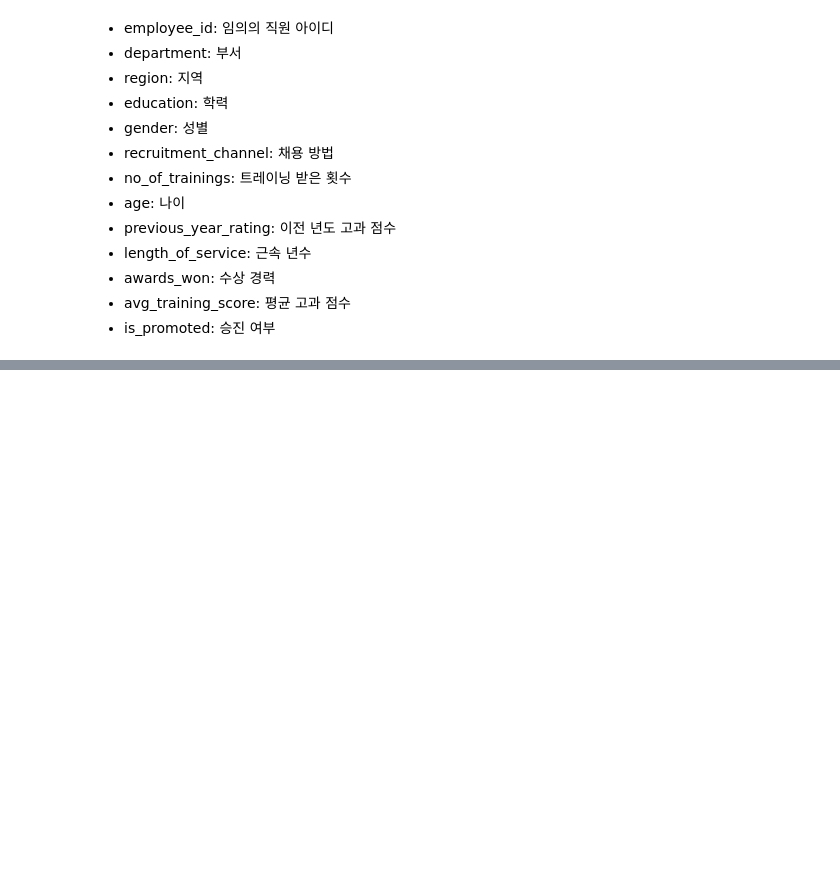
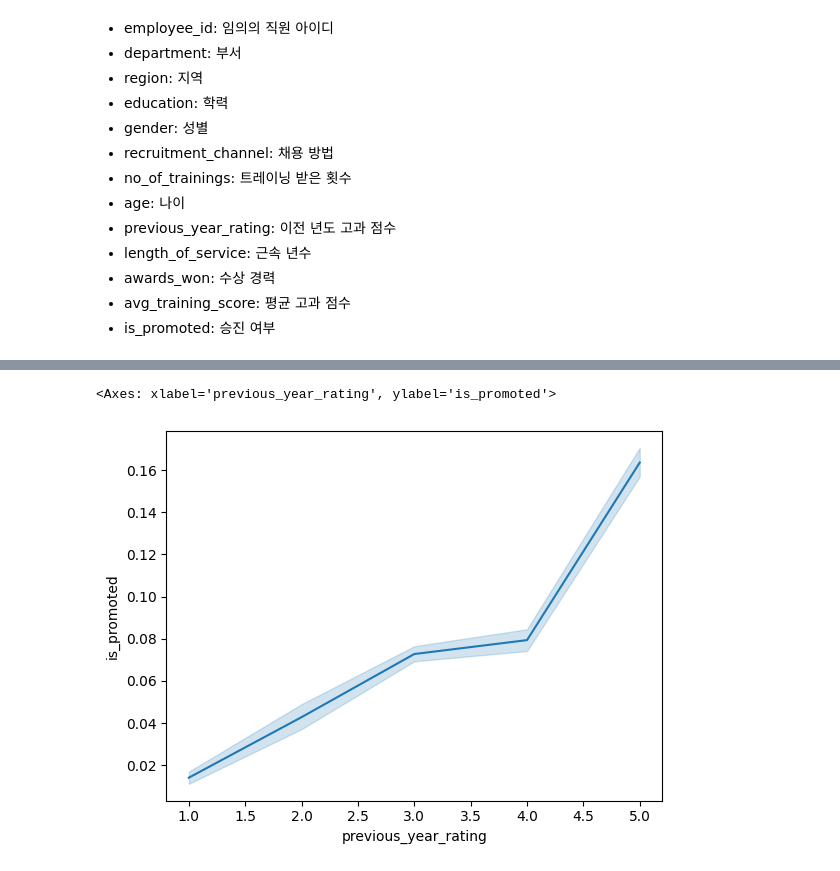
Before and after one commit to hyeongjin0706/machinelearning, a Jupyter notebook: 7. 로지스틱 회귀.ipynb, the cells around one changed output, grey strips where cells are left out. Drawn from its saved outputs; the diff is of its cells as text; code cells hidden in the pictures; blank space fills up the shorter version.

```diff
--- a/7. 로지스틱 회귀.ipynb
+++ b/7. 로지스틱 회귀.ipynb
@@ -55,0 +73,5 @@ memory usage: 5.4+ MB
+# %%
+sns.lineplot(x='previous_year_rating', y='is_promoted', data= hr_df)
+# %% [output]
+<Axes: xlabel='previous_year_rating', ylabel='is_promoted'>
+[figure, added]
```
Also changed, not shown: parts of 66 cells of this notebook, 4 other files.
